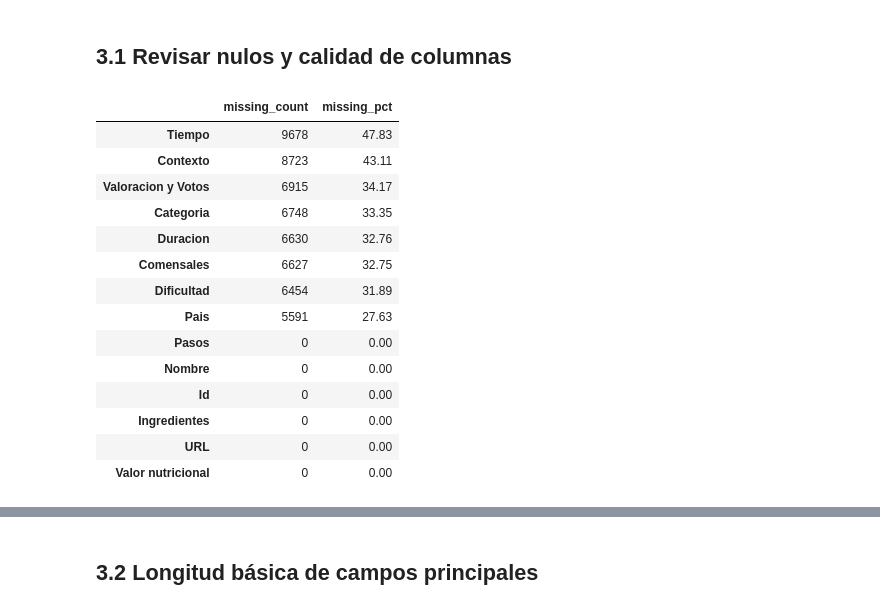
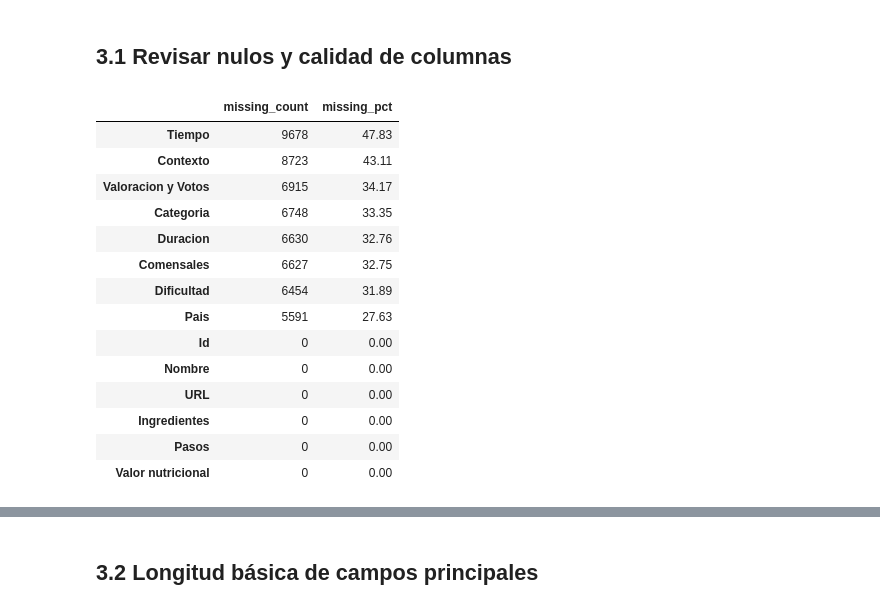
Before and after one commit to jhonattanreales21/nlp_icesi, a Jupyter notebook: unidad_5/Cano_Reales_text_generation_gpt.ipynb, the cells around one changed output, grey strips where cells are left out. Drawn from its saved outputs; the diff is of its cells as text; code cells hidden in the pictures.

```diff
--- a/unidad_5/Cano_Reales_text_generation_gpt.ipynb
+++ b/unidad_5/Cano_Reales_text_generation_gpt.ipynb
@@ -298,33 +290,32 @@ El modelo será entrenado para aprender una función del tipo: Categoria -> Ingr
 # %%
 # Revisión de valores faltantes
 
 
 df_raw = pd.DataFrame(dataset["train"])
 
 missing_counts = df_raw.isnull().sum().sort_values(ascending=False)
 missing_pct = (df_raw.isnull().mean() * 100).sort_values(ascending=False)
 
-missing_df = pd.DataFrame({
-    "missing_count": missing_counts,
-    "missing_pct": missing_pct.round(2)
-})
+missing_df = pd.DataFrame(
+    {"missing_count": missing_counts, "missing_pct": missing_pct.round(2)}
+)
 
 missing_df
 # %% [output]
 |  | missing_count | missing_pct |
 | Tiempo | 9678 | 47.83 |
 | Contexto | 8723 | 43.11 |
 | Valoracion y Votos | 6915 | 34.17 |
 | Categoria | 6748 | 33.35 |
 | Duracion | 6630 | 32.76 |
 | Comensales | 6627 | 32.75 |
 | Dificultad | 6454 | 31.89 |
 | Pais | 5591 | 27.63 |
+| Id | 0 | 0.00 |
+| Nombre | 0 | 0.00 |
+| URL | 0 | 0.00 |
+| Ingredientes | 0 | 0.00 |
 | Pasos | 0 | 0.00 |
-| Nombre | 0 | 0.00 |
-| Id | 0 | 0.00 |
-| Ingredientes | 0 | 0.00 |
-| URL | 0 | 0.00 |
 | Valor nutricional | 0 | 0.00 |
 # %% [markdown]
 El análisis de valores faltantes muestra que los campos principales del contenido narrativo de las recetas (`Nombre`, `Ingredientes`, `Pasos`) no presentan valores nulos, lo cual garantiza una base sólida para el entrenamiento del modelo.
```
Also changed, not shown: parts of 36 cells of this notebook.
